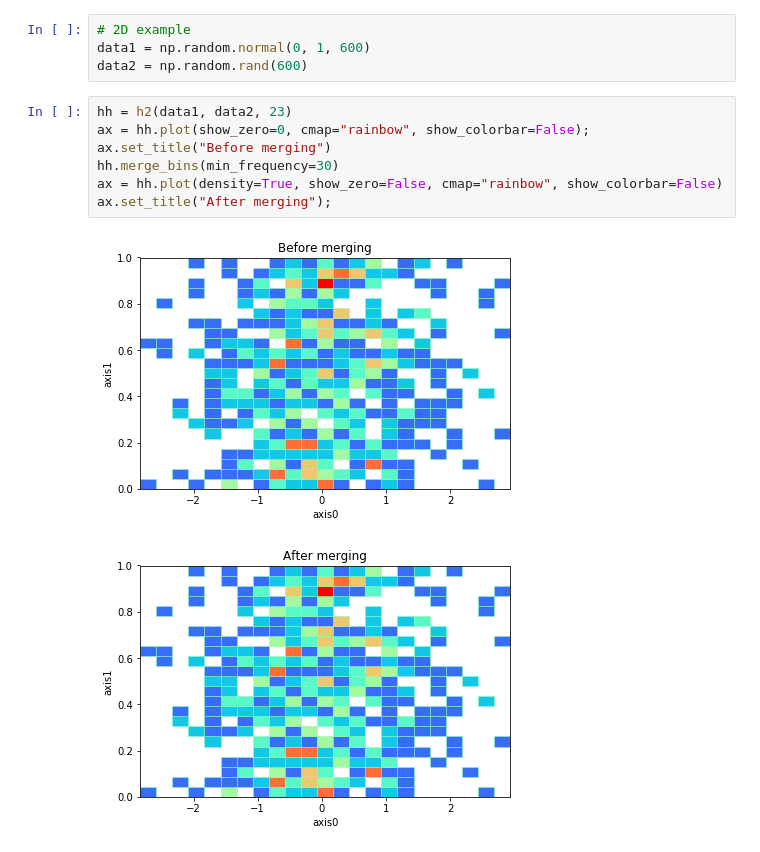
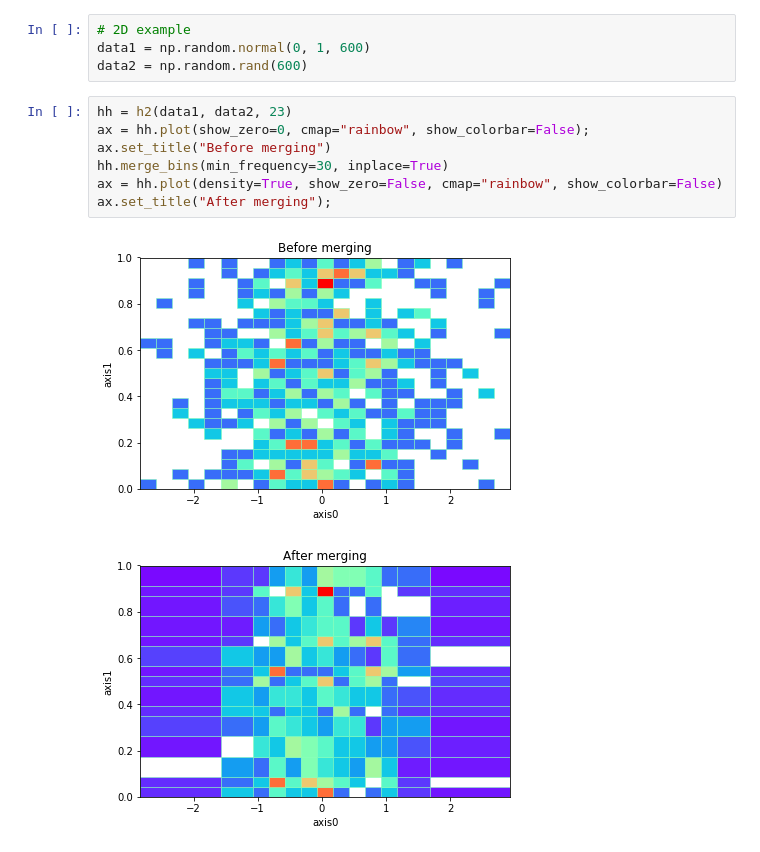
Before and after one commit to janpipek/physt, a Jupyter notebook: doc/merge-bins.ipynb, the cells around one changed output. Drawn from its saved outputs; the diff is of its cells as text.

```diff
--- a/doc/merge-bins.ipynb
+++ b/doc/merge-bins.ipynb
@@ -73,10 +72,10 @@ data2 = np.random.rand(600)
 # %%
 hh = h2(data1, data2, 23)
 ax = hh.plot(show_zero=0, cmap="rainbow", show_colorbar=False);
 ax.set_title("Before merging")
-hh.merge_bins(min_frequency=30)
+hh.merge_bins(min_frequency=30, inplace=True)
 ax = hh.plot(density=True, show_zero=False, cmap="rainbow", show_colorbar=False)
 ax.set_title("After merging");
 # %% [output]
 [figure]
-[figure, old version]
+[figure, new version]
```
Also changed, not shown: parts of 9 cells of this notebook.
